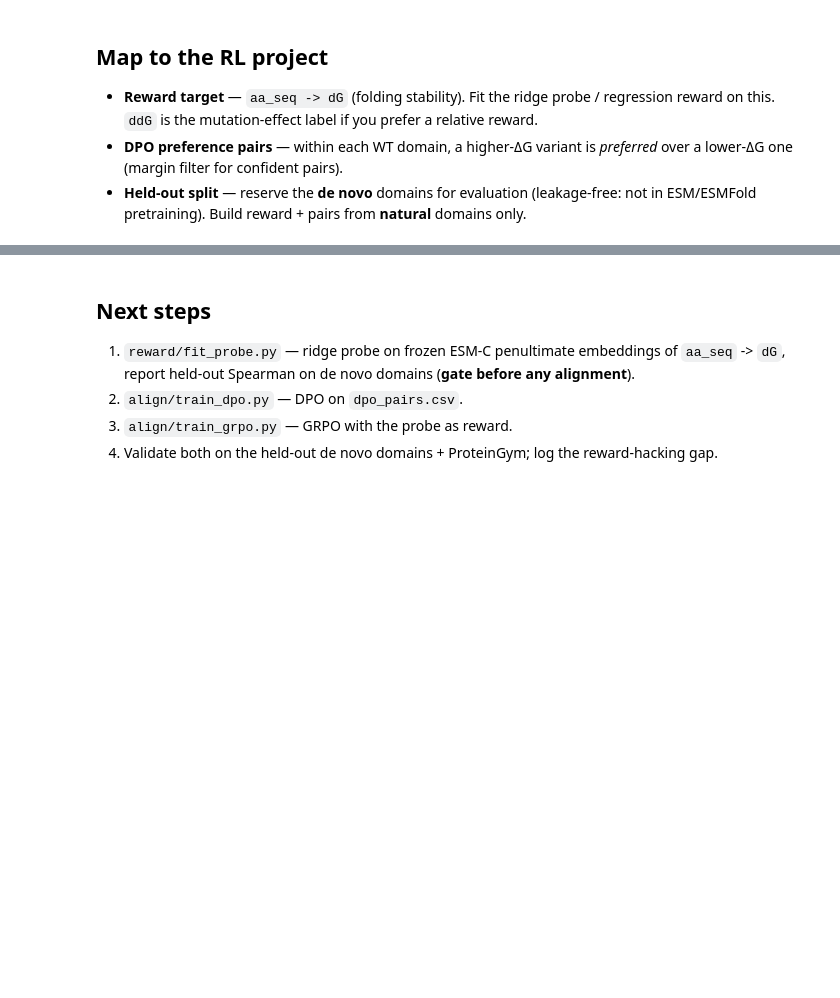
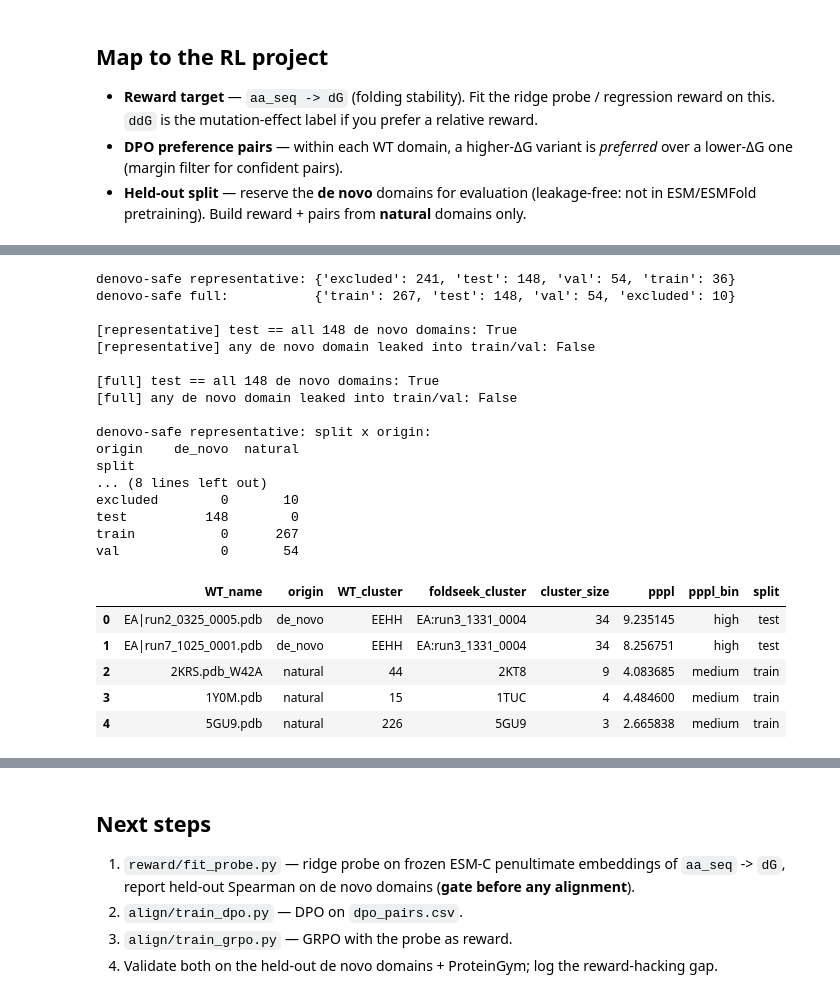
Before and after one commit to aarjunsrinivasan/esm-stability-rl, a Jupyter notebook: notebooks/tsuboyama_eda.ipynb, the cells around one changed output, grey strips where cells are left out. Saved outputs shown, nothing was run; the diff lists cells and outputs as text; code cells hidden in the pictures; blank space fills up the shorter version.

```diff
--- a/notebooks/tsuboyama_eda.ipynb
+++ b/notebooks/tsuboyama_eda.ipynb
@@ -208,0 +355,48 @@ split.head()
+# %%
+DS_REP  = OUT / "wt_split_foldseek_denovo_safe.csv"
+DS_FULL = OUT / "wt_split_foldseek_full_denovo_safe.csv"
+assert DS_REP.exists() and DS_FULL.exists(), \
+    "missing -- run: pixi run python data/foldseek_split.py --stratify-pppl"
+
+ds_rep  = pd.read_csv(DS_REP)
+ds_full = pd.read_csv(DS_FULL)
+
+print("denovo-safe representative:", ds_rep.split.value_counts().to_dict())
+print("denovo-safe full:          ", ds_full.split.value_counts().to_dict())
+
+denovo_names = set(df[df.origin == "de_novo"].WT_name)
+for name, ds in [("representative", ds_rep), ("full", ds_full)]:
+    test_names = set(ds[ds.split == "test"].WT_name)
+    train_or_val_names = set(ds[ds.split.isin(["train", "val"])].WT_name)
+    print(f"\n[{name}] test == all {len(denovo_names)} de novo domains:", test_names == denovo_names)
+    print(f"[{name}] any de novo domain leaked into train/val:", bool(train_or_val_names & denovo_names))
+
+print("\ndenovo-safe representative: split x origin:")
+print(ds_rep.groupby(["split", "origin"]).size().unstack(fill_value=0))
+print("\ndenovo-safe full: split x origin:")
+print(ds_full.groupby(["split", "origin"]).size().unstack(fill_value=0))
+ds_full.head()
+# %% [output]
+denovo-safe representative: {'excluded': 241, 'test': 148, 'val': 54, 'train': 36}
+denovo-safe full:           {'train': 267, 'test': 148, 'val': 54, 'excluded': 10}
+
+[representative] test == all 148 de novo domains: True
+[representative] any de novo domain leaked into train/val: False
+
+[full] test == all 148 de novo domains: True
+[full] any de novo domain leaked into train/val: False
+
+denovo-safe representative: split x origin:
+origin    de_novo  natural
+split
+... (8 lines left out)
+excluded        0       10
+test          148        0
+train           0      267
+val             0       54
+|  | WT_name | origin | WT_cluster | foldseek_cluster | cluster_size | pppl | pppl_bin | split |
+| 0 | EA|run2_0325_0005.pdb | de_novo | EEHH | EA:run3_1331_0004 | 34 | 9.235145 | high | test |
+| 1 | EA|run7_1025_0001.pdb | de_novo | EEHH | EA:run3_1331_0004 | 34 | 8.256751 | high | test |
+| 2 | 2KRS.pdb_W42A | natural | 44 | 2KT8 | 9 | 4.083685 | medium | train |
+| 3 | 1Y0M.pdb | natural | 15 | 1TUC | 4 | 4.484600 | medium | train |
+| 4 | 5GU9.pdb | natural | 226 | 5GU9 | 3 | 2.665838 | medium | train |
```
Also changed, not shown: parts of 10 cells of this notebook.
